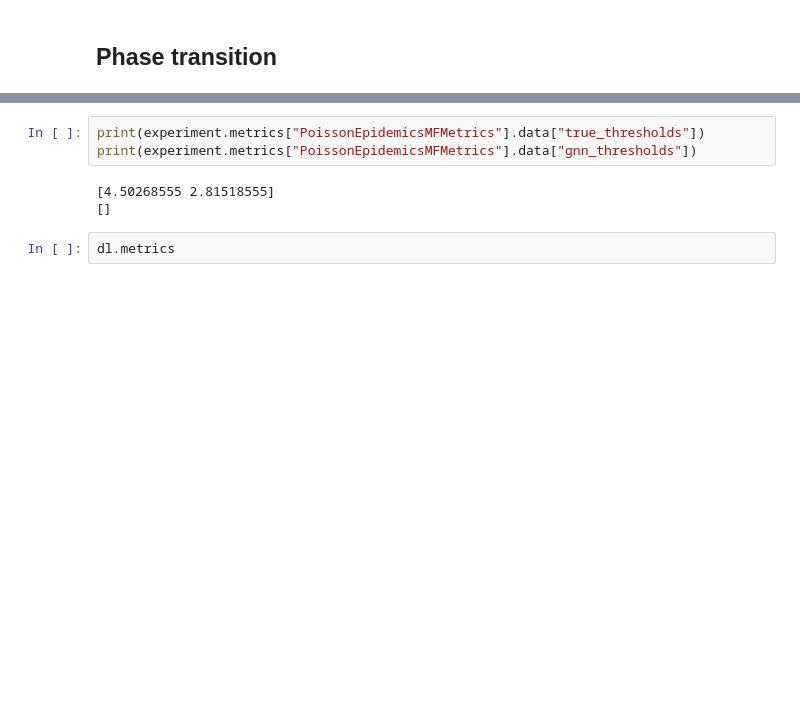
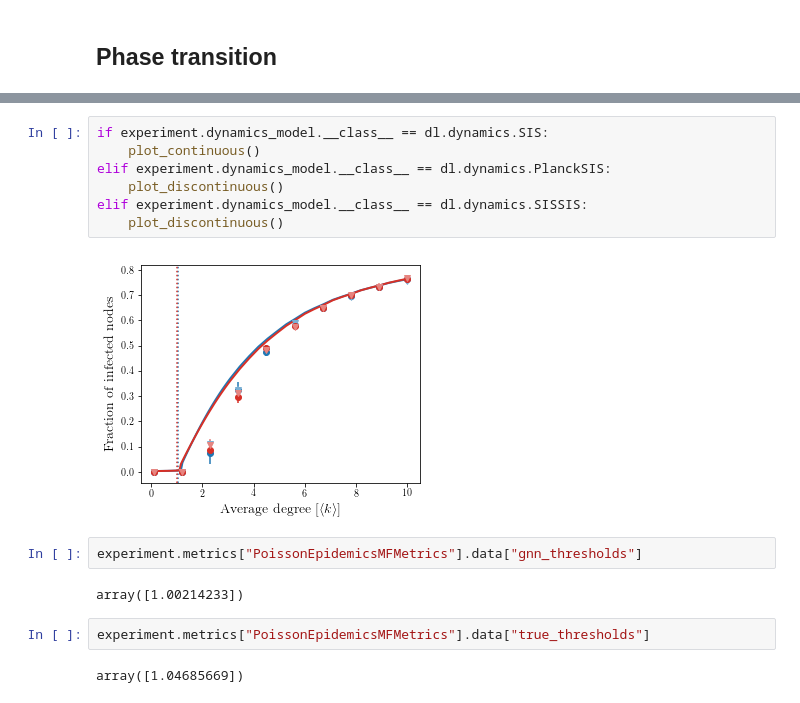
Before and after one commit to charlesmurphy1/dynalearn, a Jupyter notebook: notebooks/visualization.ipynb, the cells around one changed output, grey strips where cells are left out. Cells and saved outputs as stored; diff of their text form; blank space fills up the shorter version.

Commit message:
Update to visualization notebook.

```diff
--- a/notebooks/visualization.ipynb
+++ b/notebooks/visualization.ipynb
@@ -153,8 +233,17 @@ KeyError: 'PoissonEpidemicsMFMetrics'
+# %%
+if experiment.dynamics_model.__class__ == dl.dynamics.SIS:
+    plot_continuous()
+elif experiment.dynamics_model.__class__ == dl.dynamics.PlanckSIS:
+    plot_discontinuous()
+elif experiment.dynamics_model.__class__ == dl.dynamics.SISSIS:
+    plot_discontinuous()
+# %% [output]
+[figure, added]
 # %%
-print(experiment.metrics["PoissonEpidemicsMFMetrics"].data["true_thresholds"])
-print(experiment.metrics["PoissonEpidemicsMFMetrics"].data["gnn_thresholds"])
+experiment.metrics["PoissonEpidemicsMFMetrics"].data["gnn_thresholds"]
 # %% [output]
-[4.50268555 2.81518555]
-[]
+array([1.00214233])
-# %%
-dl.metrics
+# %%
+experiment.metrics["PoissonEpidemicsMFMetrics"].data["true_thresholds"]
+# %% [output]
+array([1.04685669])
```
Also changed, not shown: parts of 4 cells of this notebook.
